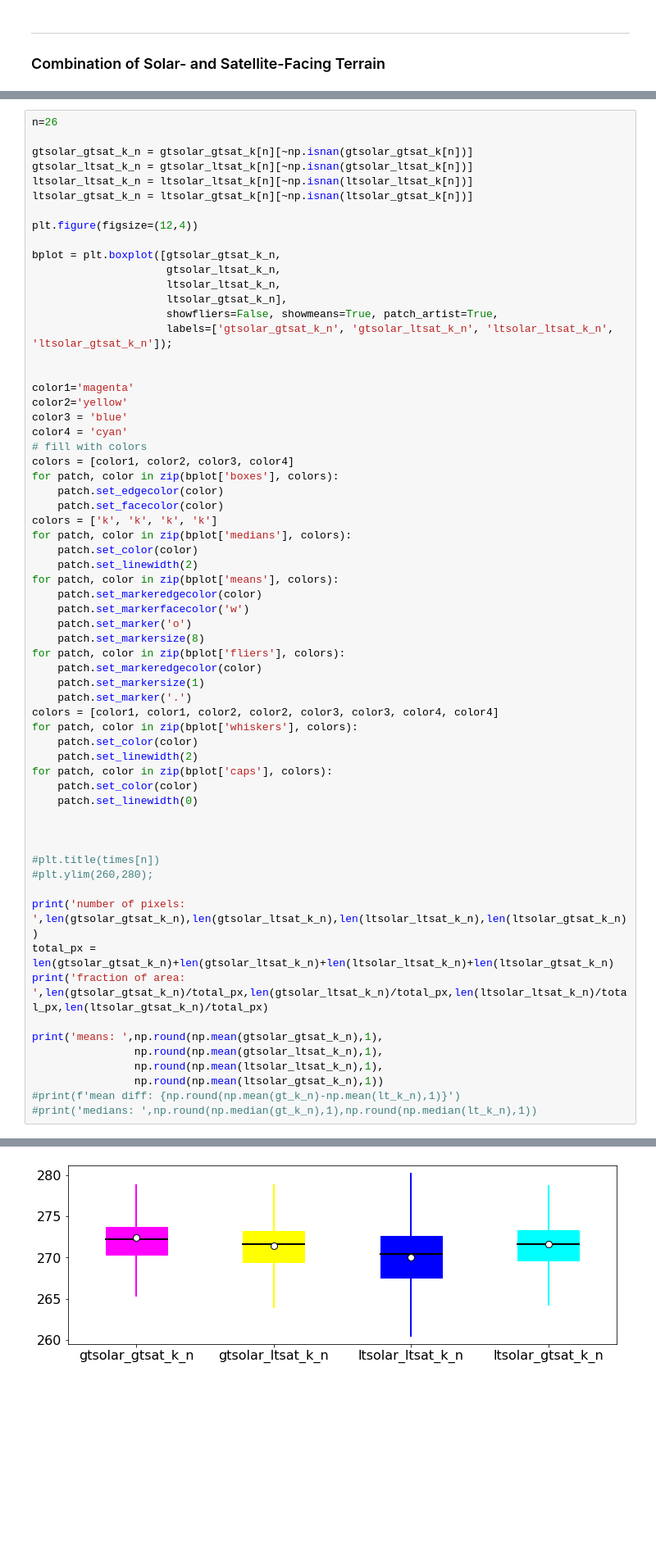
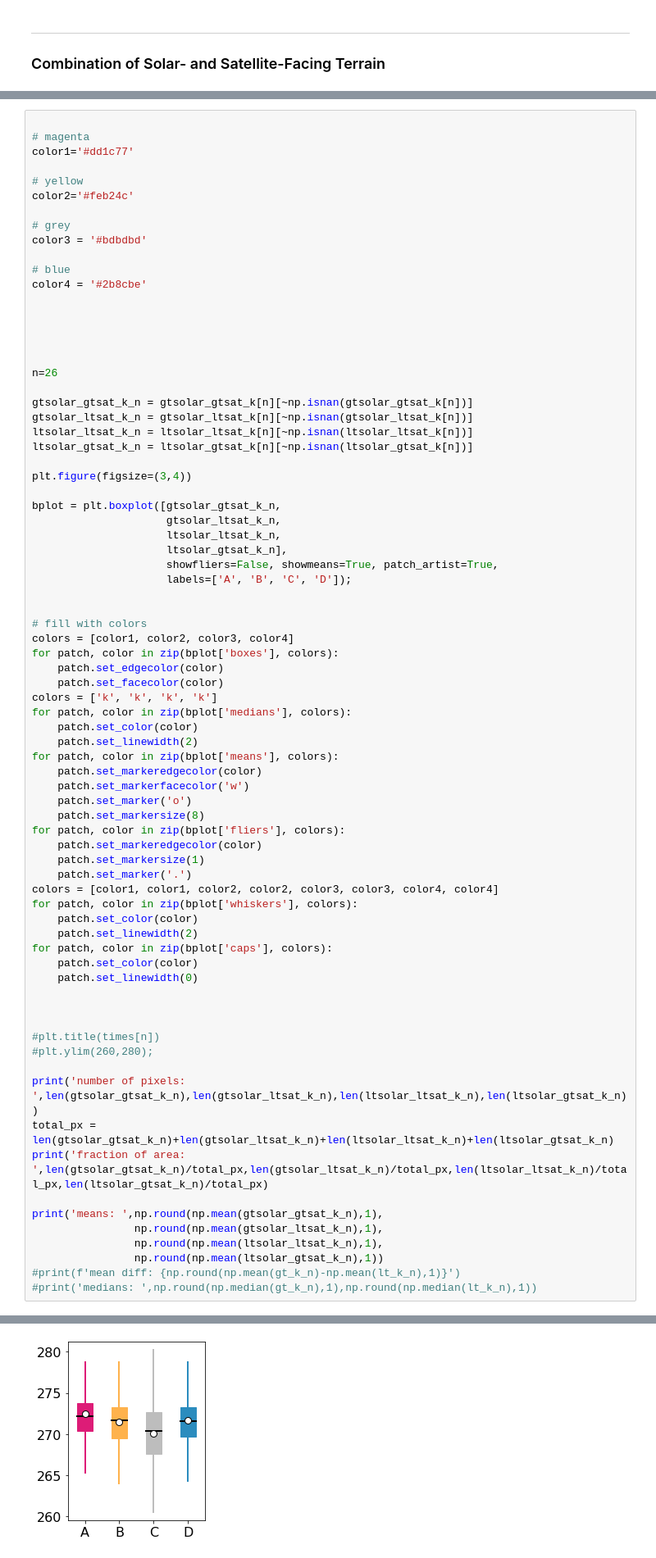
Before and after one commit to spestana/goes-cues, a Jupyter notebook: aster-terrain-boxplots.ipynb, the cells around one changed output, grey strips where cells are left out. Shown at 82% size. Cells and saved outputs as stored; diff of their text form; blank space fills up the shorter version.

Commit message:
Update plots

```diff
--- a/aster-terrain-boxplots.ipynb
+++ b/aster-terrain-boxplots.ipynb
@@ -690,4 +902,21 @@ ds_vis.rio.clip(geometry).plot.imshow(rgb="band", vmin=0,vmax=255, alpha=0.75, z
 # %%
+
+# magenta
+color1='#dd1c77'
+
+# yellow
+color2='#feb24c'
+
+# grey
+color3 = '#bdbdbd'
+
+# blue
+color4 = '#2b8cbe'
+
+
+
+
+
 n=26
 
 gtsolar_gtsat_k_n = gtsolar_gtsat_k[n][~np.isnan(gtsolar_gtsat_k[n])]
@@ -695,20 +924,16 @@ gtsolar_ltsat_k_n = gtsolar_ltsat_k[n][~np.isnan(gtsolar_ltsat_k[n])]
 ltsolar_ltsat_k_n = ltsolar_ltsat_k[n][~np.isnan(ltsolar_ltsat_k[n])]
 ltsolar_gtsat_k_n = ltsolar_gtsat_k[n][~np.isnan(ltsolar_gtsat_k[n])]
 
-plt.figure(figsize=(12,4))
+plt.figure(figsize=(3,4))
 
 bplot = plt.boxplot([gtsolar_gtsat_k_n,
                      gtsolar_ltsat_k_n,
                      ltsolar_ltsat_k_n,
                      ltsolar_gtsat_k_n],
                      showfliers=False, showmeans=True, patch_artist=True,
-                     labels=['gtsolar_gtsat_k_n', 'gtsolar_ltsat_k_n', 'ltsolar_ltsat_k_n', 'ltsolar_gtsat_k_n']);
+                     labels=['A', 'B', 'C', 'D']);
 
 
-color1='magenta'
-color2='yellow'
-color3 = 'blue'
-color4 = 'cyan'
 # fill with colors
 colors = [color1, color2, color3, color4]
 for patch, color in zip(bplot['boxes'], colors):
@@ -727,31 +952,31 @@ for patch, color in zip(bplot['fliers'], colors):
     patch.set_markeredgecolor(color)
     patch.set_markersize(1)
     patch.set_marker('.')
 colors = [color1, color1, color2, color2, color3, color3, color4, color4]
 for patch, color in zip(bplot['whiskers'], colors):
     patch.set_color(color)
     patch.set_linewidth(2)
 for patch, color in zip(bplot['caps'], colors):
     patch.set_color(color)
     patch.set_linewidth(0)
 
 
 
 #plt.title(times[n])
 #plt.ylim(260,280);
 
 print('number of pixels: ',len(gtsolar_gtsat_k_n),len(gtsolar_ltsat_k_n),len(ltsolar_ltsat_k_n),len(ltsolar_gtsat_k_n))
 total_px = len(gtsolar_gtsat_k_n)+len(gtsolar_ltsat_k_n)+len(ltsolar_ltsat_k_n)+len(ltsolar_gtsat_k_n)
 print('fraction of area: ',len(gtsolar_gtsat_k_n)/total_px,len(gtsolar_ltsat_k_n)/total_px,len(ltsolar_ltsat_k_n)/total_px,len(ltsolar_gtsat_k_n)/total_px)
 
 print('means: ',np.round(np.mean(gtsolar_gtsat_k_n),1),
                 np.round(np.mean(gtsolar_ltsat_k_n),1),
                 np.round(np.mean(ltsolar_ltsat_k_n),1),
                 np.round(np.mean(ltsolar_gtsat_k_n),1))
 #print(f'mean diff: {np.round(np.mean(gt_k_n)-np.mean(lt_k_n),1)}')
 #print('medians: ',np.round(np.median(gt_k_n),1),np.round(np.median(lt_k_n),1))
 # %% [output]
 number of pixels:  46510 8312 45915 9039
 fraction of area:  0.42368095029879027 0.07571782538988486 0.41826082203760384 0.08234040227372103
 means:  272.4 271.5 270.1 271.6
-[figure, old version]
+[figure, new version]
```
Also changed, not shown: parts of 24 cells of this notebook.
